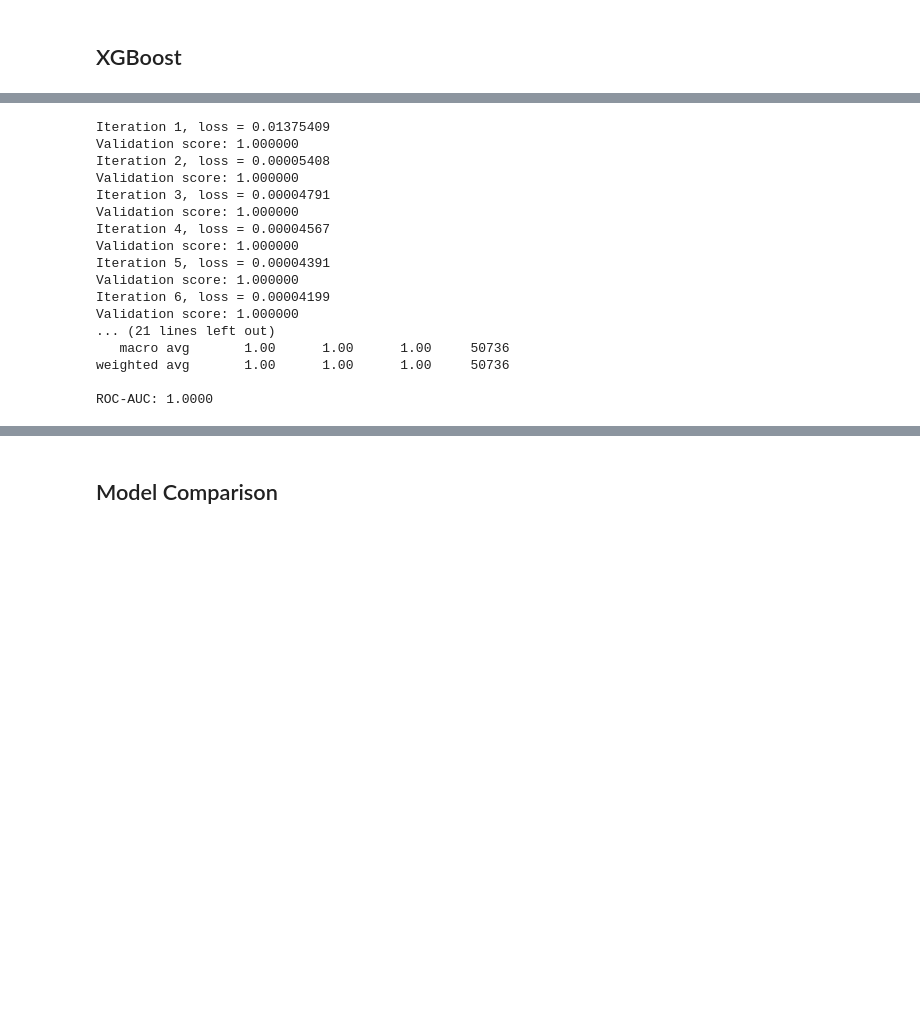
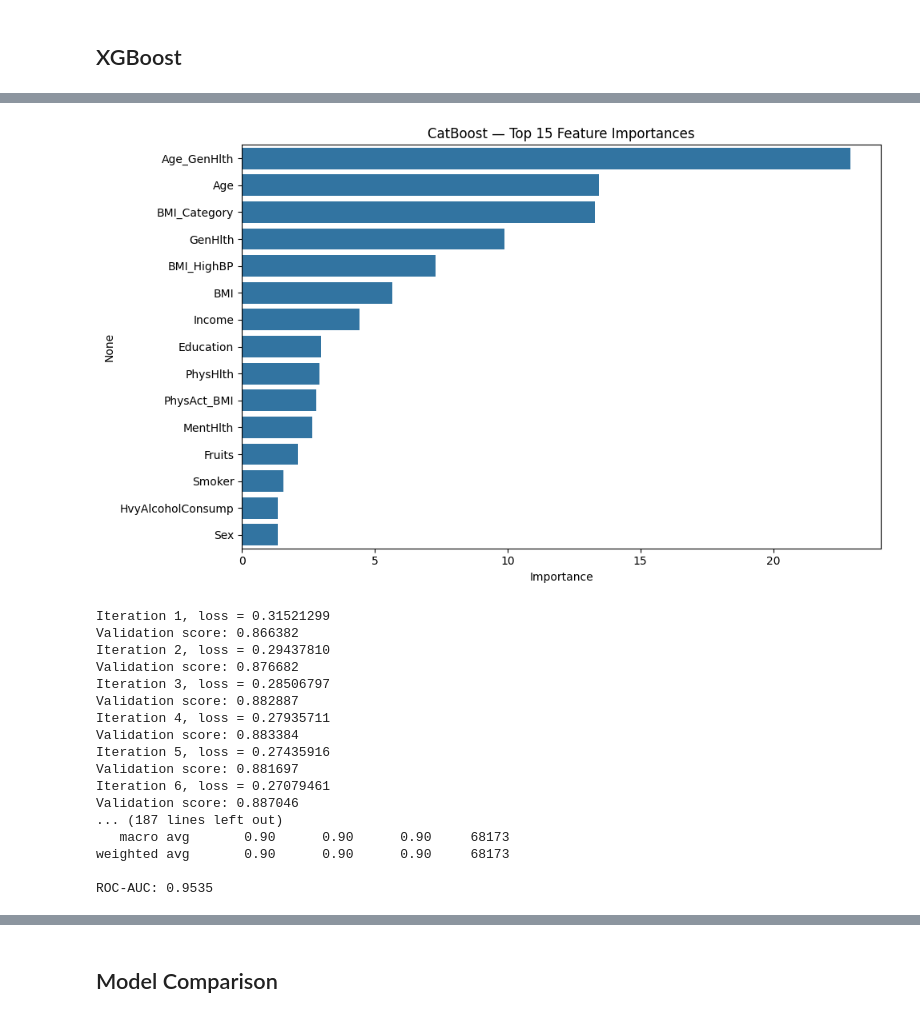
Before and after one commit to paddu1367/CDC_Diabetes_Prediction, a Jupyter notebook: Mlmodel.ipynb, the cells around one changed output, grey strips where cells are left out. Cells and saved outputs as stored; diff of their text form; code cells hidden in the pictures; blank space fills up the shorter version.

```diff
--- a/Mlmodel.ipynb
+++ b/Mlmodel.ipynb
@@ -97,0 +189,21 @@ AttributeError: Rectangle.set() got an unexpected keyword argument 'figsize'
+# %%
+catboost_model = CatBoostClassifier(
+    **cat_study.best_params,
+    eval_metric='AUC',
+    early_stopping_rounds=50,
+    random_seed=42,
+    verbose=50
+)
+
+catboost_model.fit(
+    X_train, y_train,
+    cat_features=binary_features,
+    eval_set=(X_test, y_test)
+)
+
+y_pred_cat = catboost_model.predict(X_test)
+y_prob_cat = catboost_model.predict_proba(X_test)[:, 1]
+
+print("\n=== CatBoost Results ===")
+print(classification_report(y_test, y_pred_cat))
+print(f"ROC-AUC: {roc_auc_score(y_test, y_prob_cat):.4f}")
@@ -98,18 +228,38 @@ AttributeError: Rectangle.set() got an unexpected keyword argument 'figsize'
+# %%
+# CatBoost feature importance
+feat_imp = pd.Series(
+    catboost_model.get_feature_importance(),
+    index=X_train.columns
+).sort_values(ascending=False)
+
+plt.figure(figsize=(10, 6))
+sns.barplot(x=feat_imp.values[:15], y=feat_imp.index[:15])
+plt.title("CatBoost — Top 15 Feature Importances")
+plt.xlabel("Importance")
+plt.tight_layout()
+plt.show()
+# %% [output]
+[figure, added]
 # %%
 from sklearn.neural_network import MLPClassifier
+from sklearn.utils.class_weight import compute_sample_weight
+
+sample_weights = compute_sample_weight(class_weight='balanced', y=y_train)
 
 mlp_model = MLPClassifier(
-    hidden_layer_sizes=(128, 64, 32),
+    hidden_layer_sizes=(256, 128, 64, 32),
     activation='relu',
     solver='adam',
-    max_iter=100,
+    learning_rate_init=0.001,
+    max_iter=200,
     early_stopping=True,
     validation_fraction=0.1,
+    n_iter_no_change=15,
     random_state=42,
     verbose=True
 )
 
-mlp_model.fit(X_train_scaled, y_train)
+mlp_model.fit(X_train_scaled, y_train, sample_weight=sample_weights)
 
 y_pred_mlp = mlp_model.predict(X_test_scaled)
 y_prob_mlp = mlp_model.predict_proba(X_test_scaled)[:, 1]
@@ -118,23 +268,23 @@ print("\n=== Neural Network Results ===")
 print(classification_report(y_test, y_pred_mlp))
 print(f"ROC-AUC: {roc_auc_score(y_test, y_prob_mlp):.4f}")
 # %% [output]
-Iteration 1, loss = 0.01375409
-Validation score: 1.000000
-Iteration 2, loss = 0.00005408
-Validation score: 1.000000
-Iteration 3, loss = 0.00004791
-Validation score: 1.000000
-Iteration 4, loss = 0.00004567
-Validation score: 1.000000
-Iteration 5, loss = 0.00004391
-Validation score: 1.000000
-Iteration 6, loss = 0.00004199
-Validation score: 1.000000
-... (21 lines left out)
-   macro avg       1.00      1.00      1.00     50736
-weighted avg       1.00      1.00      1.00     50736
+Iteration 1, loss = 0.31521299
+Validation score: 0.866382
+Iteration 2, loss = 0.29437810
+Validation score: 0.876682
+Iteration 3, loss = 0.28506797
+Validation score: 0.882887
+Iteration 4, loss = 0.27935711
+Validation score: 0.883384
+Iteration 5, loss = 0.27435916
+Validation score: 0.881697
+Iteration 6, loss = 0.27079461
+Validation score: 0.887046
+... (187 lines left out)
+   macro avg       0.90      0.90      0.90     68173
+weighted avg       0.90      0.90      0.90     68173
 
-ROC-AUC: 1.0000
+ROC-AUC: 0.9535
 # %%
 # Training loss curve
 plt.figure(figsize=(8, 4))
```
Also changed, not shown: parts of 20 cells of this notebook, 12 other files.
